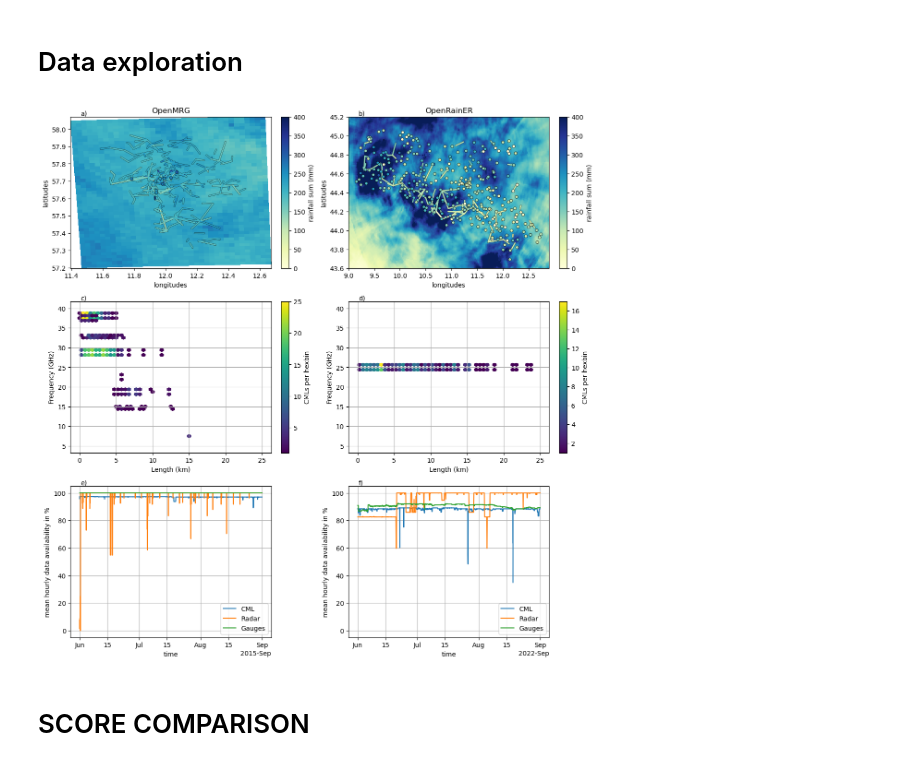
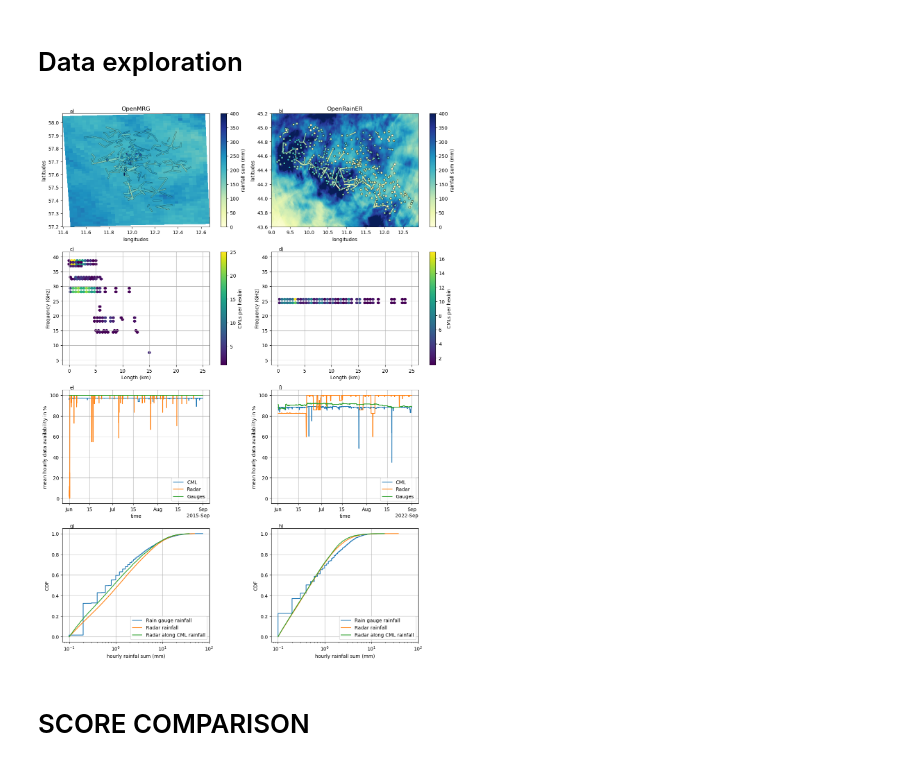
Before and after one commit to OpenSenseAction/radar_adjustment_intercomparison, a Jupyter notebook: 5_paper_images.ipynb, the cells around one changed output. Drawn from its saved outputs; the diff is of its cells as text; code cells hidden in the pictures.

```diff
--- a/5_paper_images.ipynb
+++ b/5_paper_images.ipynb
@@ -30,6 +30,8 @@ tl_openmrg = ds_cmls_openmrg_meta.tsl - ds_cmls_openmrg_meta.rsl
 ds_gauges_openmrg = xr.open_dataset("data/andersson_2022_OpenMRG/gauges/openmrg_gauges.nc")
 ds_radar_openmrg_raw = xr.open_dataset("data/andersson_2022_OpenMRG/radar/radar.nc")
 ds_radar_openmrg = xr.open_dataset("data/andersson_2022_OpenMRG/radar/openmrg_rad.nc")
+ds_rad_along_cml_openmrg = xr.open_dataset("data/andersson_2022_OpenMRG/radar/radar_along_cml.nc")
+
 
 ds_cmls_openrainer = xr.open_dataset("data/processed_cml_OpenRainER.nc")
 ds_cmls_openrainer_meta = xr.open_dataset("data/covi_2024_OpenRainER/OpenRainER_cmls.nc")
@@ -37,3 +39,4 @@ tl_openrainer = ds_cmls_openrainer_meta.tsl - ds_cmls_openrainer_meta.rsl
 ds_gauges_openrainer = xr.open_dataset("data/covi_2024_OpenRainER/AWS_rainfall.nc")
 ds_radar_openrainer = xr.open_dataset("data/covi_2024_OpenRainER/openrainer_radar.nc")
 ds_radar_openrainer_raw = xr.open_mfdataset("data/covi_2024_OpenRainER/RADrain_20220[6-8]*")
+ds_rad_along_cml_openrainer = xr.open_dataset("data/covi_2024_OpenRainER/rad_along_cml.nc")
@@ -40,9 +77,9 @@ ds_radar_openrainer_raw = xr.open_mfdataset("data/covi_2024_OpenRainER/RADrain_2
 # %%
 
-fig = plt.figure(figsize=(12, 12),constrained_layout=True)
+fig = plt.figure(figsize=(12, 16),constrained_layout=True)
 
 
-ax1 = fig.add_subplot(3, 2, 1)
+ax1 = fig.add_subplot(4, 2, 1)
 plg.plot_map.plot_plg(
     da_grid=ds_radar_openmrg.rainfall_amount.sum(dim='time'),
     da_gauges=ds_gauges_openmrg.rainfall_amount.sum(dim='time'),
@@ -58,7 +95,7 @@ ax1.set_title("OpenMRG")
 ax1.set_xlabel("longitudes")
 ax1.set_ylabel("latitudes")
 
-ax2 = fig.add_subplot(3, 2, 2)
+ax2 = fig.add_subplot(4, 2, 2)
 plg.plot_map.plot_plg(
     da_grid=ds_radar_openrainer.rainfall_amount.sum(dim='time'),
     da_gauges=ds_gauges_openrainer.rainfall_amount.sum(dim='time'),
@@ -77,7 +114,7 @@ ax2.set_xlabel("longitudes")
 ax2.set_ylabel("latitudes")
 
 
-ax3 = fig.add_subplot(3, 2, 3)
+ax3 = fig.add_subplot(4, 2, 3)
 
 hexbin1 = plg.plot_metadata.plot_len_vs_freq_hexbin(
     ds_cmls_openmrg_meta.length, ds_cmls_openmrg_meta.frequency, gridsize=50,extent=[0,25,5,40], ax=ax3
@@ -85,49 +122,64 @@ hexbin1 = plg.plot_metadata.plot_len_vs_freq_hexbin(
 plt.colorbar(hexbin1,ax=ax3,label='CMLs per hexbin')
 ax3.grid()
 
-ax4 = fig.add_subplot(3, 2, 4, sharex=ax3, sharey=ax3)
+ax4 = fig.add_subplot(4, 2, 4, sharex=ax3, sharey=ax3)
 hexbin2 = plg.plot_metadata.plot_len_vs_freq_hexbin(
     ds_cmls_openrainer_meta.length, ds_cmls_openrainer_meta.frequency, gridsize=50,extent=[0,25,5,40], ax=ax4
 )
 plt.colorbar(hexbin2,ax=ax4,label='CMLs per hexbin')
 ax4.grid()
 
-ax5 = fig.add_subplot(3, 2, 5)
+ax5 = fig.add_subplot(4, 2, 5)
 
 
 (((~tl_openmrg.isnull()).sum(dim=['cml_id','sublink_id']).resample(time='60min').sum()/(2*365*60)).isel(time=slice(None, -1))*100).plot(label='CML',ax=ax5)
 (((~ds_radar_openmrg_raw.data.isnull()).sum(dim=['x','y'])/(37*48)).rolling(time=12, center=True).mean()*100).plot(label='Radar',ax=ax5)
 (((~ds_gauges_openmrg.rainfall_amount.isnull()).sum(dim='id')/11)*100).plot(label='Gauges',ax=ax5)
 ax5.set_ylabel('mean hourly data availability in %')
 ax5.legend(loc='lower right')
 ax5.set_xlabel("time")
 ax5.grid()
 
-ax6 = fig.add_subplot(3, 2, 6, sharey=ax5)
+ax6 = fig.add_subplot(4, 2, 6, sharey=ax5)
 (((~tl_openrainer.isnull()).sum(dim=['cml_id','sublink_id']).resample(time='60min').sum()/(2*151*60)).isel(time=slice(None, -1))*100).plot(label='CML',ax=ax6)
 (((~ds_radar_openrainer_raw.rainfall_amount.isnull()).sum(dim=['lon','lat'])/(290*373)).rolling(time=12, center=True).mean()*100).plot(label='Radar',ax=ax6)
 (((~ds_gauges_openrainer.rainfall_amount.isnull()).sum(dim='id')/319)*100).plot(label='Gauges',ax=ax6)
 ax6.set_xlabel("time")
 ax6.legend(loc='lower right')
 ax6.set_ylabel('mean hourly data availability in %')
 ax6.grid()
 
+ax7 = fig.add_subplot(4, 2, 7)
+ax7.plot(x_g_orr, cdf_g_orr, label="Rain gauge rainfall ")
+ax7.plot(x_r_orr, cdf_r_orr, label="Radar rainfall")
+ax7.plot(x_rc_orr, cdf_rc_orr, label="Radar along CML rainfall")
+ax7.set_xlabel("hourly rainfal sum (mm)")
+ax7.set_ylabel("CDF")
+ax7.legend(loc='lower right')
+ax7.set_xscale("log")
+ax7.grid()
 
-ax1.text(0.05,1.01,'a)', transform=ax1.transAxes)
-ax2.text(0.05,1.01,'b)', transform=ax2.transAxes)
-ax3.text(0.05,1.01,'c)', transform=ax3.transAxes)
-ax4.text(0.05,1.01,'d)', transform=ax4.transAxes)
-ax5.text(0.05,1.01,'e)', transform=ax5.transAxes)
-ax6.text(0.05,1.01,'f)', transform=ax6.transAxes)
+ax8 = fig.add_subplot(4, 2, 8, sharey=ax7, sharex=ax7)
+ax8.plot(x_g_omrg, cdf_g_omrg, label="Rain gauge rainfall ")
+ax8.plot(x_r_omrg, cdf_r_omrg, label="Radar rainfall")
+ax8.plot(x_rc_omrg, cdf_rc_omrg, label="Radar along CML rainfall")
+ax8.set_xlabel("hourly rainfall sum (mm)")
+ax8.set_ylabel("CDF")
+ax8.legend(loc='lower right')
+ax8.set_xscale("log")
+ax8.grid()
 
-ax3.set_title(" ")
-ax4.set_title(" ")
-ax5.set_title(" ")
-ax6.set_title(" ")
+
+axes = [ax1, ax2, ax3, ax4, ax5, ax6, ax7, ax8]
+titles = ["OpenMRG", "OpenRainER", " ", " ", " ", " ", " ", " "]
+
+for ax, label, title in zip(axes, "abcdefgh", titles):
+    ax.text(0.05, 1.01, f"{label})", transform=ax.transAxes)
+    ax.set_title(title)
 
 fig.savefig('figures/Fig1.png', dpi=300, bbox_inches='tight')
 # %% [output]
-[figure, old version]
+[figure, new version]
 # %% [markdown]
 # SCORE COMPARISON
 # %%
```
Also changed, not shown: parts of 7 cells of this notebook.
